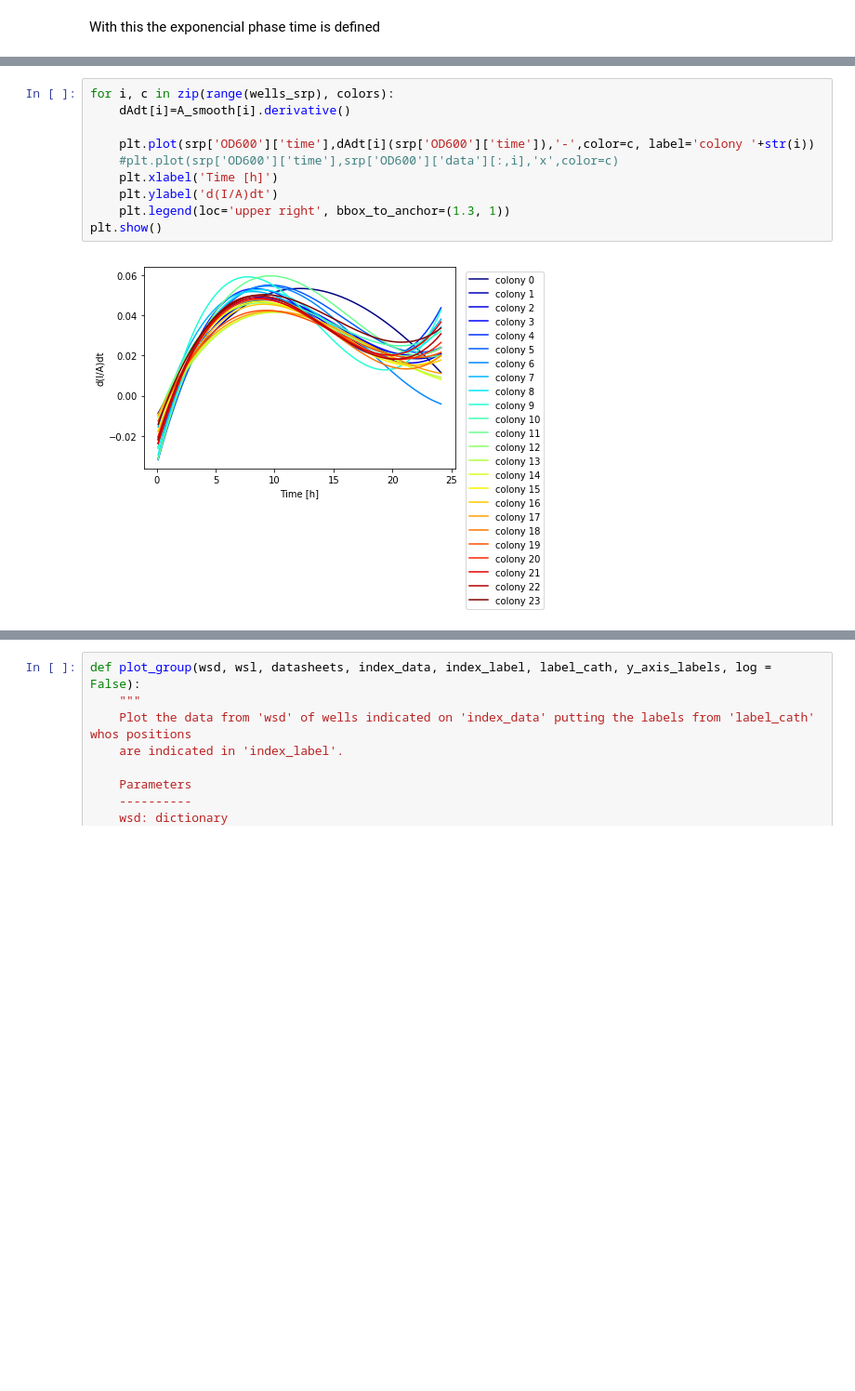
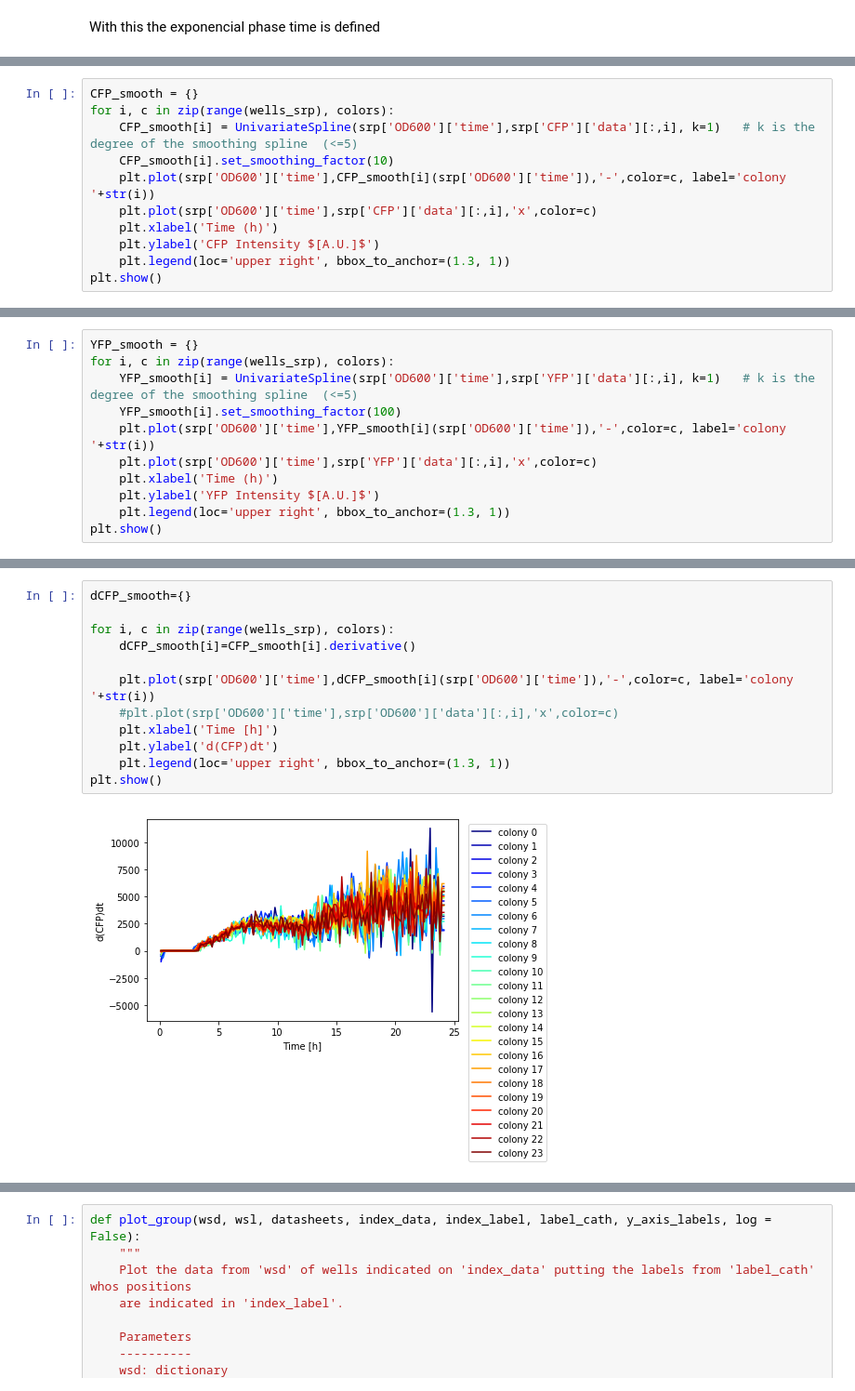
Before and after one commit to Prosimio/Plate_reader_analysis, a Jupyter notebook: Inverter_Analysis.ipynb, the cells around one changed output, grey strips where cells are left out. Shown at 93% size. Drawn from its saved outputs; the diff is of its cells as text; blank space fills up the shorter version.

Commit message:
include the derivatives of YFP and CFP values together its derivatives computation

```diff
--- a/Inverter_Analysis.ipynb
+++ b/Inverter_Analysis.ipynb
@@ -1491,0 +1512,11 @@ With this the exponencial phase time is defined
+# %%
+CFP_smooth = {}
+for i, c in zip(range(wells_srp), colors):
+    CFP_smooth[i] = UnivariateSpline(srp['OD600']['time'],srp['CFP']['data'][:,i], k=1)   # k is the degree of the smoothing spline  (<=5)
+    CFP_smooth[i].set_smoothing_factor(10)
+    plt.plot(srp['OD600']['time'],CFP_smooth[i](srp['OD600']['time']),'-',color=c, label='colony '+str(i))
+    plt.plot(srp['OD600']['time'],srp['CFP']['data'][:,i],'x',color=c)
+    plt.xlabel('Time (h)')
+    plt.ylabel('CFP Intensity $[A.U.]$')
+    plt.legend(loc='upper right', bbox_to_anchor=(1.3, 1))
+plt.show()
@@ -1491,0 +1531,11 @@ With this the exponencial phase time is defined
+# %%
+YFP_smooth = {}
+for i, c in zip(range(wells_srp), colors):
+    YFP_smooth[i] = UnivariateSpline(srp['OD600']['time'],srp['YFP']['data'][:,i], k=1)   # k is the degree of the smoothing spline  (<=5)
+    YFP_smooth[i].set_smoothing_factor(100)
+    plt.plot(srp['OD600']['time'],YFP_smooth[i](srp['OD600']['time']),'-',color=c, label='colony '+str(i))
+    plt.plot(srp['OD600']['time'],srp['YFP']['data'][:,i],'x',color=c)
+    plt.xlabel('Time (h)')
+    plt.ylabel('YFP Intensity $[A.U.]$')
+    plt.legend(loc='upper right', bbox_to_anchor=(1.3, 1))
+plt.show()
@@ -1492,12 +1550,14 @@ With this the exponencial phase time is defined
 # %%
+dCFP_smooth={}
+
 for i, c in zip(range(wells_srp), colors):
-    dAdt[i]=A_smooth[i].derivative()
+    dCFP_smooth[i]=CFP_smooth[i].derivative()
 
-    plt.plot(srp['OD600']['time'],dAdt[i](srp['OD600']['time']),'-',color=c, label='colony '+str(i))
+    plt.plot(srp['OD600']['time'],dCFP_smooth[i](srp['OD600']['time']),'-',color=c, label='colony '+str(i))
     #plt.plot(srp['OD600']['time'],srp['OD600']['data'][:,i],'x',color=c)
     plt.xlabel('Time [h]')
-    plt.ylabel('d(I/A)dt')
+    plt.ylabel('d(CFP)dt')
     plt.legend(loc='upper right', bbox_to_anchor=(1.3, 1))
 plt.show()
 # %% [output]
-[figure, old version]
+[figure, new version]
```
Also changed, not shown: parts of 12 cells of this notebook.
